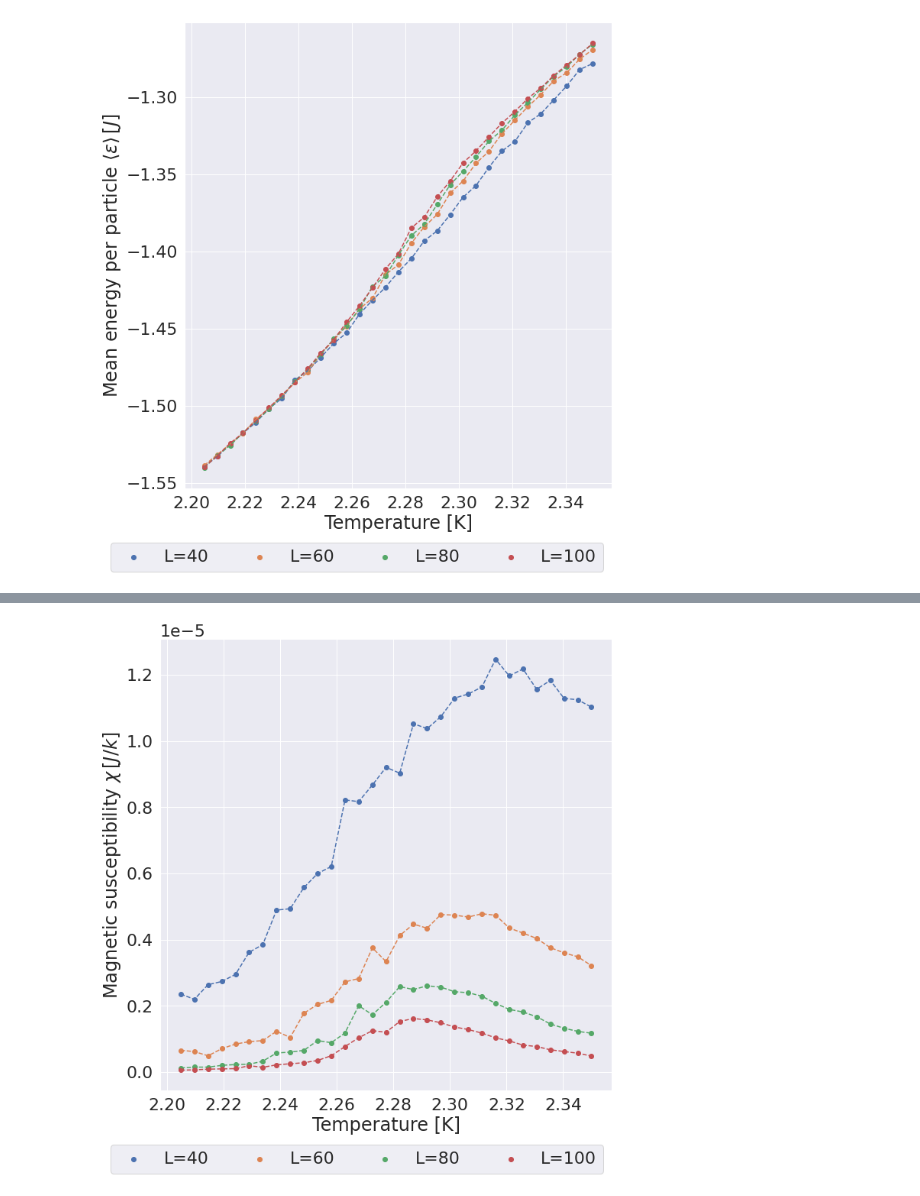
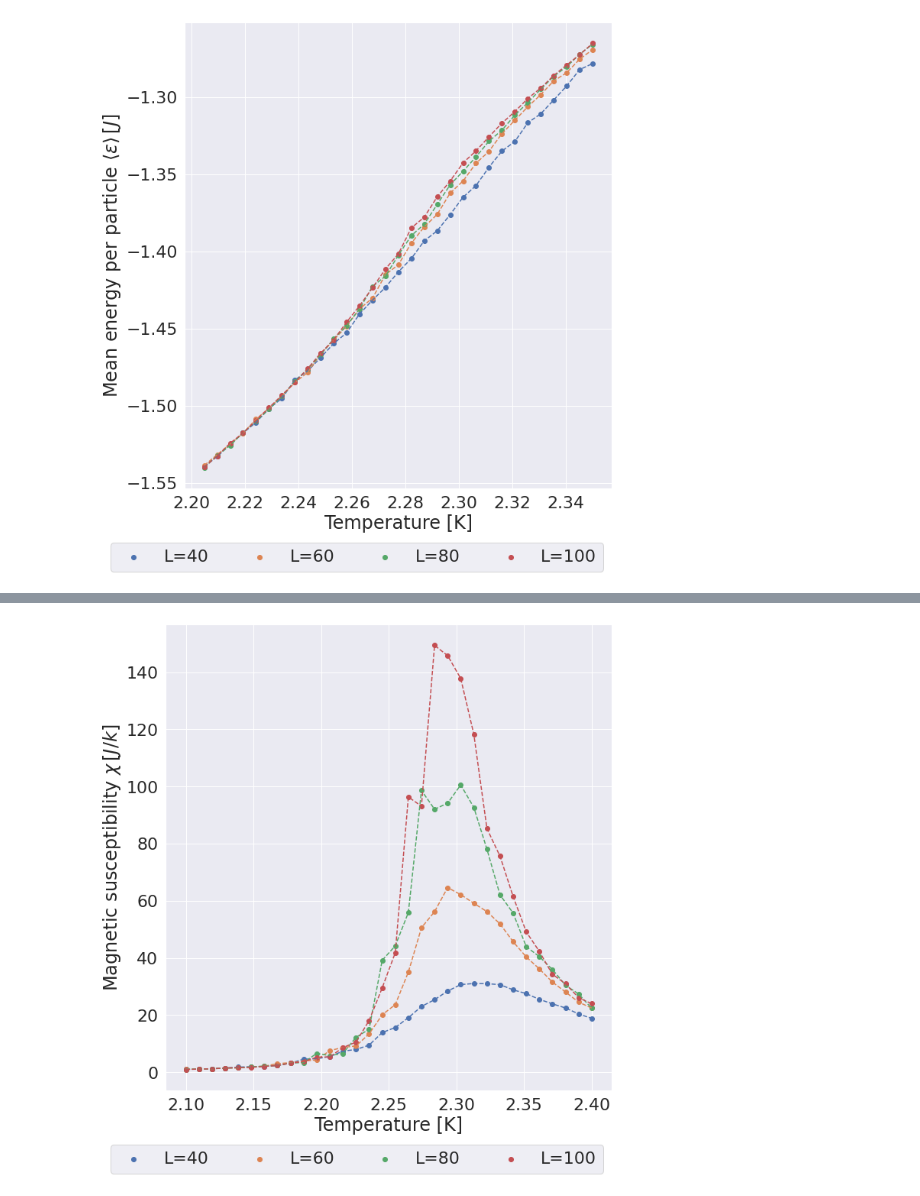
Before and after one commit to augude/fys3150, a Jupyter notebook: Project4/plotting/problem8.ipynb, the cells around one changed output, grey strips where cells are left out. Saved outputs shown, nothing was run; the diff lists cells and outputs as text; code cells hidden in the pictures.

```diff
--- a/Project4/plotting/problem8.ipynb
+++ b/Project4/plotting/problem8.ipynb
@@ -36,16 +9 @@ def extract_data(files):
-# %%
-def scatter_plot(xs, ys, xlabel, ylabel, labels, savefig=False, filename='plot.png'):
-    fig, axs = plt.subplots(1, 1, figsize = (10, 10))
-    for index, x in enumerate(xs):
-        axs.plot(x, ys[index], linestyle='--')
-        axs.scatter(x, ys[index], label=labels[index])
-
-    axs.set_ylabel(ylabel)
-    axs.set_xlabel(xlabel)
-    lgd = fig.legend(loc = 'lower center', ncol = len(xs), fancybox = True,
-                bbox_to_anchor = (0.5, -0.05))
-    fig.tight_layout()
-    plt.show()
-    if savefig:
-        plt.savefig(filename)
 # %%
@@ -89,9 +47,9 @@ scatter_plot(temps, heatcap, xlabel, ylabel, labels)
 # %%
-magsusc = [d['X'] for d in data]
-temps = [d['T'] for d in data]
-labels = [f"L={int(d.L[0])}" for d in data]
+magsusc = [d['X'] for d in datafar]
+temps = [d['T'] for d in datafar]
+labels = [f"L={int(d.L[0])}" for d in datafar]
 xlabel = r'Temperature [K]'
 ylabel = r'Magnetic susceptibility $\chi\, [J/k]$'
-scatter_plot(temps, magsusc, xlabel, ylabel, labels)
+scatter_plot(temps, magsusc, xlabel, ylabel, labels, savefig=True, filename='phase_chi.pdf')
 # %% [output]
-[figure, old version]
+[figure, new version]
```
Also changed, not shown: parts of 8 cells of this notebook, 10 other files.
